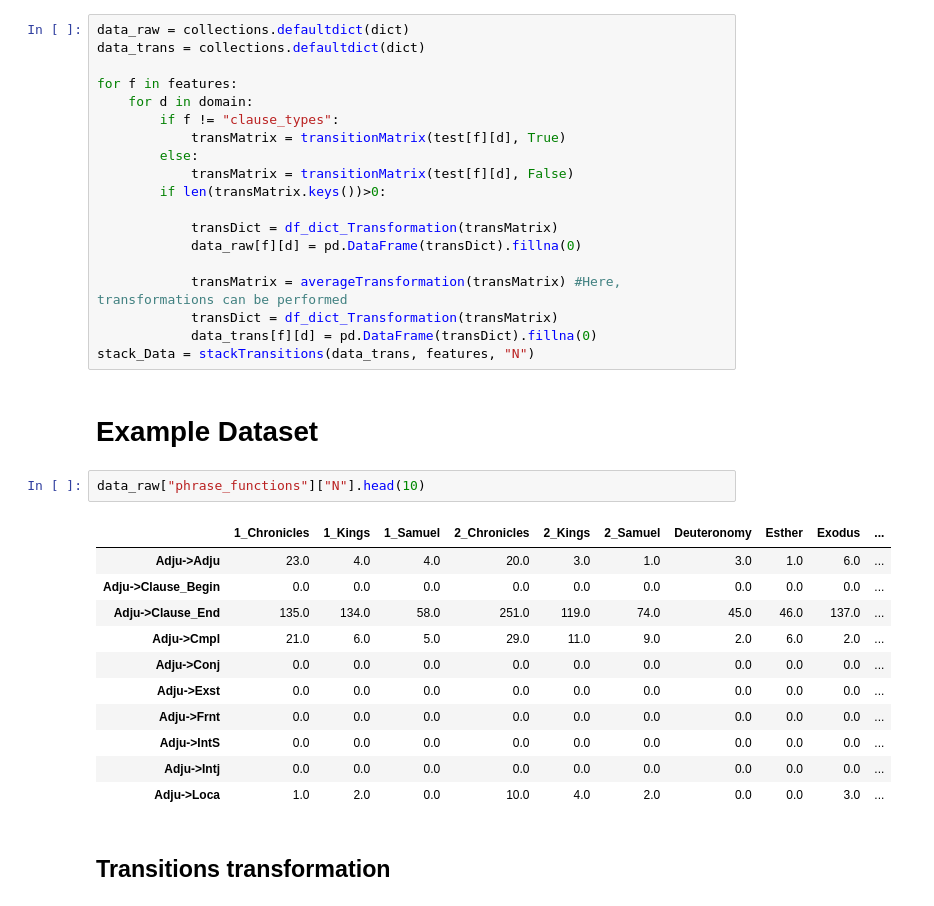
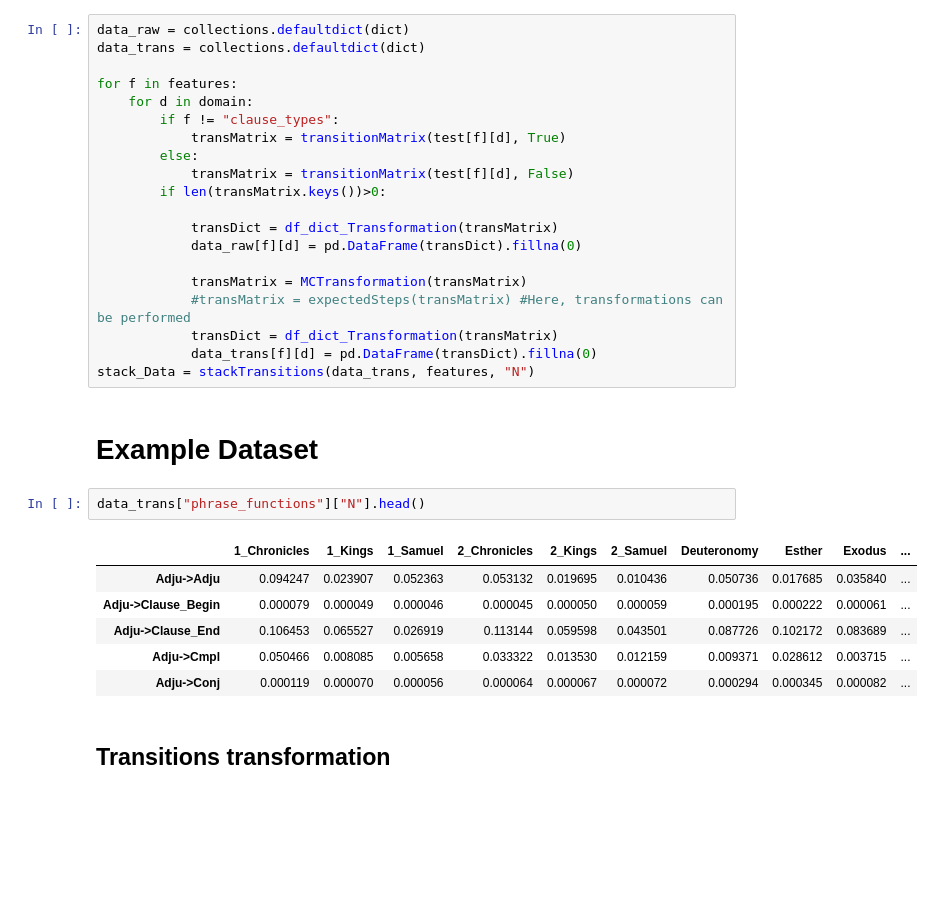
Before and after one commit to ETCBC/Probabilistic_Language_Change, a Jupyter notebook: etienne_NB/Testing Etienne.ipynb, the cells around one changed output. Cells and saved outputs as stored; diff of their text form; blank space fills up the shorter version.

```diff
--- a/etienne_NB/Testing Etienne.ipynb
+++ b/etienne_NB/Testing Etienne.ipynb
@@ -46,26 +46,22 @@ for f in features:
             transDict = df_dict_Transformation(transMatrix)
             data_raw[f][d] = pd.DataFrame(transDict).fillna(0)
 
-            transMatrix = averageTransformation(transMatrix) #Here, transformations can be performed
+            transMatrix = MCTransformation(transMatrix)
+            #transMatrix = expectedSteps(transMatrix) #Here, transformations can be performed
             transDict = df_dict_Transformation(transMatrix)
             data_trans[f][d] = pd.DataFrame(transDict).fillna(0)
 stack_Data = stackTransitions(data_trans, features, "N")
 # %% [markdown]
 # Example Dataset
 # %%
-data_raw["phrase_functions"]["N"].head(10)
+data_trans["phrase_functions"]["N"].head()
 # %% [output]
 |  | 1_Chronicles | 1_Kings | 1_Samuel | 2_Chronicles | 2_Kings | 2_Samuel | Deuteronomy | Esther | Exodus | ... |
-| Adju->Adju | 23.0 | 4.0 | 4.0 | 20.0 | 3.0 | 1.0 | 3.0 | 1.0 | 6.0 | ... |
-| Adju->Clause_Begin | 0.0 | 0.0 | 0.0 | 0.0 | 0.0 | 0.0 | 0.0 | 0.0 | 0.0 | ... |
-| Adju->Clause_End | 135.0 | 134.0 | 58.0 | 251.0 | 119.0 | 74.0 | 45.0 | 46.0 | 137.0 | ... |
-| Adju->Cmpl | 21.0 | 6.0 | 5.0 | 29.0 | 11.0 | 9.0 | 2.0 | 6.0 | 2.0 | ... |
-| Adju->Conj | 0.0 | 0.0 | 0.0 | 0.0 | 0.0 | 0.0 | 0.0 | 0.0 | 0.0 | ... |
-| Adju->Exst | 0.0 | 0.0 | 0.0 | 0.0 | 0.0 | 0.0 | 0.0 | 0.0 | 0.0 | ... |
-| Adju->Frnt | 0.0 | 0.0 | 0.0 | 0.0 | 0.0 | 0.0 | 0.0 | 0.0 | 0.0 | ... |
-| Adju->IntS | 0.0 | 0.0 | 0.0 | 0.0 | 0.0 | 0.0 | 0.0 | 0.0 | 0.0 | ... |
-| Adju->Intj | 0.0 | 0.0 | 0.0 | 0.0 | 0.0 | 0.0 | 0.0 | 0.0 | 0.0 | ... |
-| Adju->Loca | 1.0 | 2.0 | 0.0 | 10.0 | 4.0 | 2.0 | 0.0 | 0.0 | 3.0 | ... |
+| Adju->Adju | 0.094247 | 0.023907 | 0.052363 | 0.053132 | 0.019695 | 0.010436 | 0.050736 | 0.017685 | 0.035840 | ... |
+| Adju->Clause_Begin | 0.000079 | 0.000049 | 0.000046 | 0.000045 | 0.000050 | 0.000059 | 0.000195 | 0.000222 | 0.000061 | ... |
+| Adju->Clause_End | 0.106453 | 0.065527 | 0.026919 | 0.113144 | 0.059598 | 0.043501 | 0.087726 | 0.102172 | 0.083689 | ... |
+| Adju->Cmpl | 0.050466 | 0.008085 | 0.005658 | 0.033322 | 0.013530 | 0.012159 | 0.009371 | 0.028612 | 0.003715 | ... |
+| Adju->Conj | 0.000119 | 0.000070 | 0.000056 | 0.000064 | 0.000067 | 0.000072 | 0.000294 | 0.000345 | 0.000082 | ... |
 # %% [markdown]
 ## Transitions transformation
 # %%
```
Also changed, not shown: parts of 7 cells of this notebook, 2 other files.
